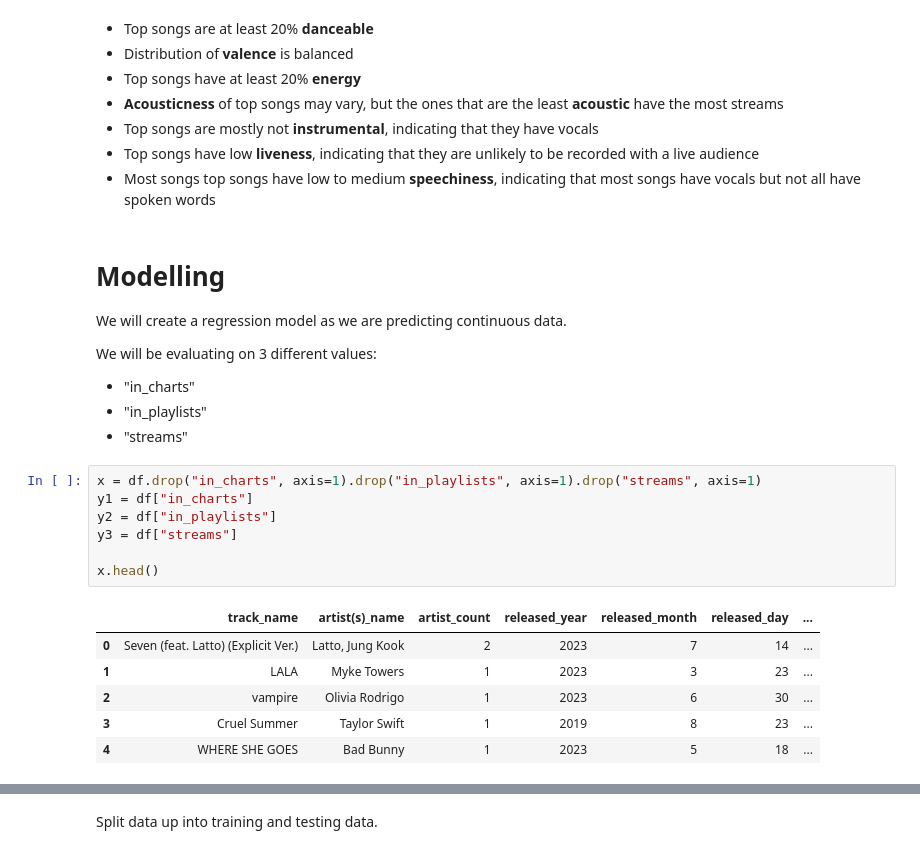
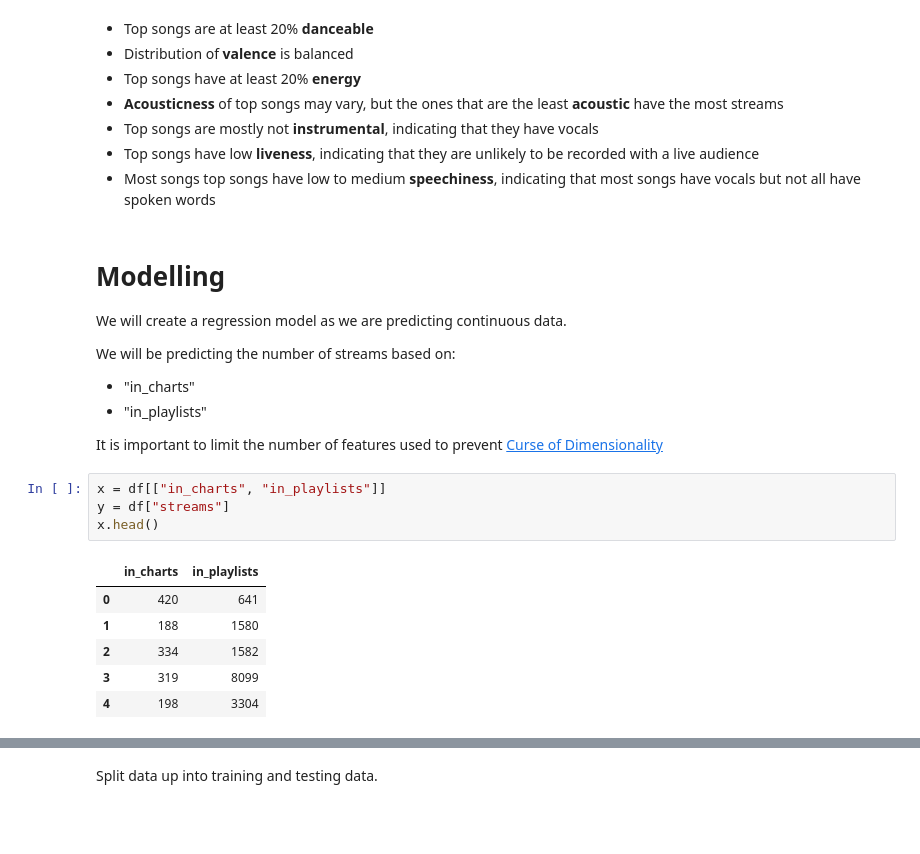
Before and after one commit to certificateofparticipation/VJCxTP-Hackathon-24, a Jupyter notebook: main.ipynb, the cells around one changed output, grey strips where cells are left out. Drawn from its saved outputs; the diff is of its cells as text; blank space fills up the shorter version.

```diff
--- a/main.ipynb
+++ b/main.ipynb
@@ -327,21 +327,19 @@ plt.show()
 
 We will create a regression model as we are predicting continuous data.
 
-We will be evaluating on 3 different values:
+We will be predicting the number of streams based on:
 - "in_charts"
 - "in_playlists"
-- "streams"
+
+It is important to limit the number of features used to prevent [Curse of Dimensionality](https://en.wikipedia.org/wiki/Curse_of_dimensionality)
 # %%
-x = df.drop("in_charts", axis=1).drop("in_playlists", axis=1).drop("streams", axis=1)
-y1 = df["in_charts"]
-y2 = df["in_playlists"]
-y3 = df["streams"]
-
+x = df[["in_charts", "in_playlists"]]
+y = df["streams"]
 x.head()
 # %% [output]
-|  | track_name | artist(s)_name | artist_count | released_year | released_month | released_day | ... |
-| 0 | Seven (feat. Latto) (Explicit Ver.) | Latto, Jung Kook | 2 | 2023 | 7 | 14 | ... |
-| 1 | LALA | Myke Towers | 1 | 2023 | 3 | 23 | ... |
-| 2 | vampire | Olivia Rodrigo | 1 | 2023 | 6 | 30 | ... |
-| 3 | Cruel Summer | Taylor Swift | 1 | 2019 | 8 | 23 | ... |
-| 4 | WHERE SHE GOES | Bad Bunny | 1 | 2023 | 5 | 18 | ... |
+|  | in_charts | in_playlists |
+| 0 | 420 | 641 |
+| 1 | 188 | 1580 |
+| 2 | 334 | 1582 |
+| 3 | 319 | 8099 |
+| 4 | 198 | 3304 |
```
Also changed, not shown: parts of 21 cells of this notebook, 1 other file.
